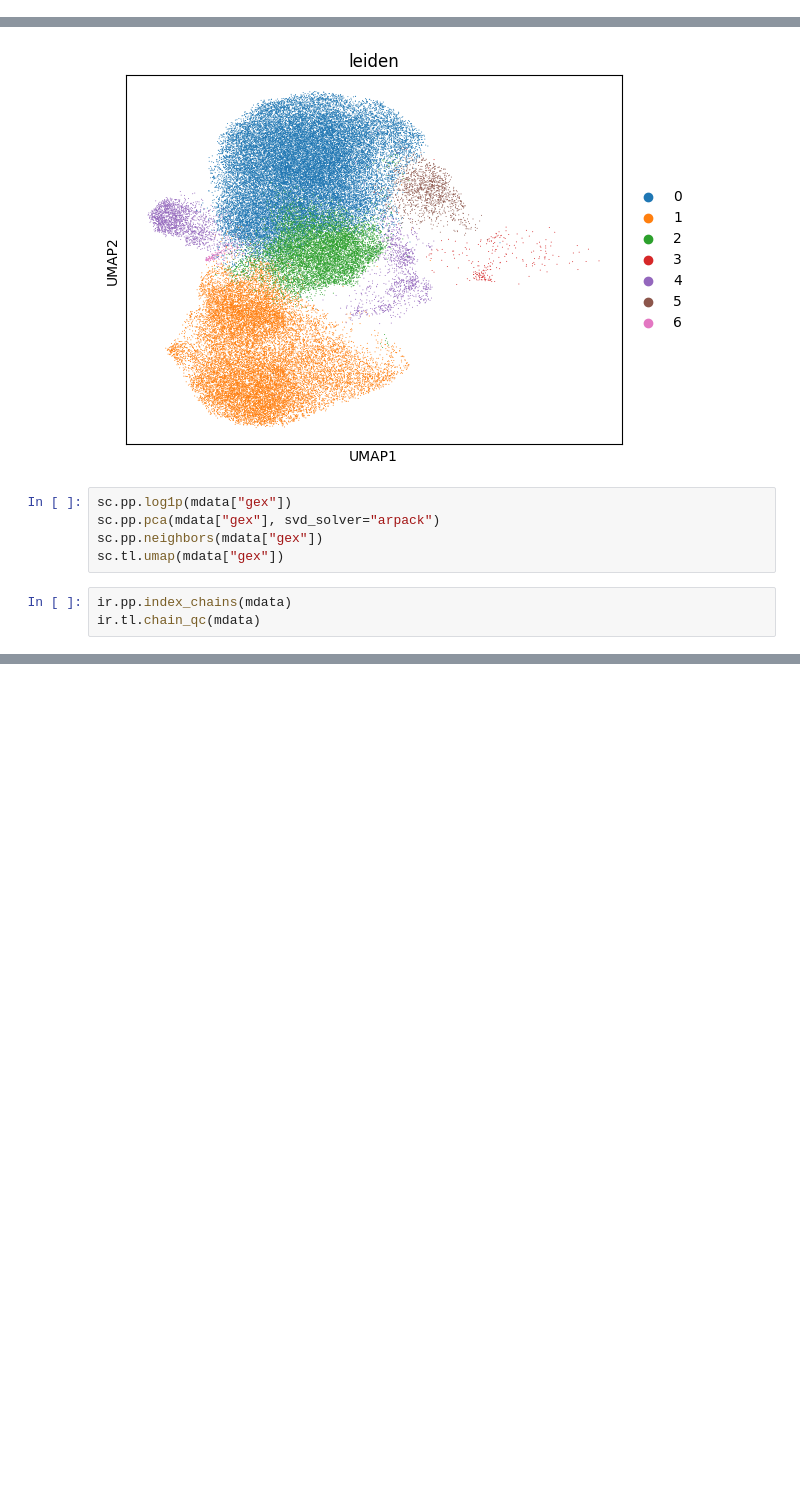
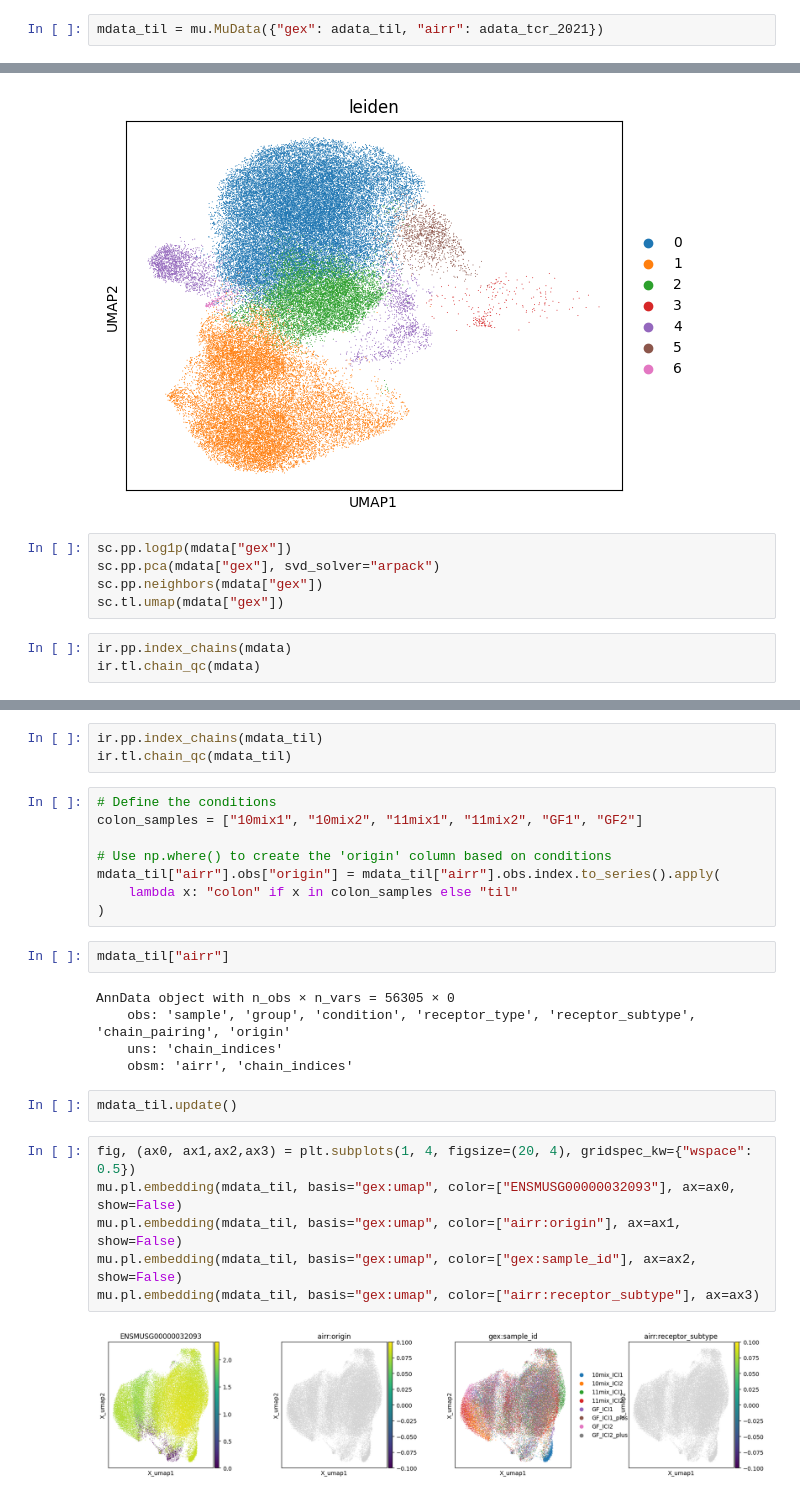
Before and after one commit to ErikaKvalem/honda_microbial_metabolites_2021, a Jupyter notebook: 20_scripts/40_single-cell-sorted-cd8/40_gex_surface_prot/012_tcr_integration.ipynb, the cells around one changed output, grey strips where cells are left out. Cells and saved outputs as stored; diff of their text form; blank space fills up the shorter version.

```diff
--- a/20_scripts/40_single-cell-sorted-cd8/40_gex_surface_prot/012_tcr_integration.ipynb
+++ b/20_scripts/40_single-cell-sorted-cd8/40_gex_surface_prot/012_tcr_integration.ipynb
@@ -193,5 +194,7 @@ adata_gex_merge = anndata.concat([adata_colon,adata_til], index_unique="_")
 # %%
 mdata = mu.MuData({"gex": adata_gex_merge, "airr": adata_tcr_merge})
+# %%
+mdata_til = mu.MuData({"gex": adata_til, "airr": adata_tcr_2021})
 # %%
 sc.pl.umap(mdata["gex"], color = "leiden")
 # %% [output]
@@ -238,0 +267,28 @@ _ = ir.pl.group_abundance(
+# %%
+ir.pp.index_chains(mdata_til)
+ir.tl.chain_qc(mdata_til)
+# %%
+# Define the conditions
+colon_samples = ["10mix1", "10mix2", "11mix1", "11mix2", "GF1", "GF2"]
+
+# Use np.where() to create the 'origin' column based on conditions
+mdata_til["airr"].obs["origin"] = mdata_til["airr"].obs.index.to_series().apply(
+    lambda x: "colon" if x in colon_samples else "til"
+)
+# %%
+mdata_til["airr"]
+# %% [output]
+AnnData object with n_obs × n_vars = 56305 × 0
+    obs: 'sample', 'group', 'condition', 'receptor_type', 'receptor_subtype', 'chain_pairing', 'origin'
+    uns: 'chain_indices'
+    obsm: 'airr', 'chain_indices'
+# %%
+mdata_til.update()
+# %%
+fig, (ax0, ax1,ax2,ax3) = plt.subplots(1, 4, figsize=(20, 4), gridspec_kw={"wspace": 0.5})
+mu.pl.embedding(mdata_til, basis="gex:umap", color=["ENSMUSG00000032093"], ax=ax0, show=False)
+mu.pl.embedding(mdata_til, basis="gex:umap", color=["airr:origin"], ax=ax1, show=False)
+mu.pl.embedding(mdata_til, basis="gex:umap", color=["gex:sample_id"], ax=ax2, show=False)
+mu.pl.embedding(mdata_til, basis="gex:umap", color=["airr:receptor_subtype"], ax=ax3)
+# %% [output]
+[figure, added]
```
Also changed, not shown: parts of 14 cells of this notebook.
